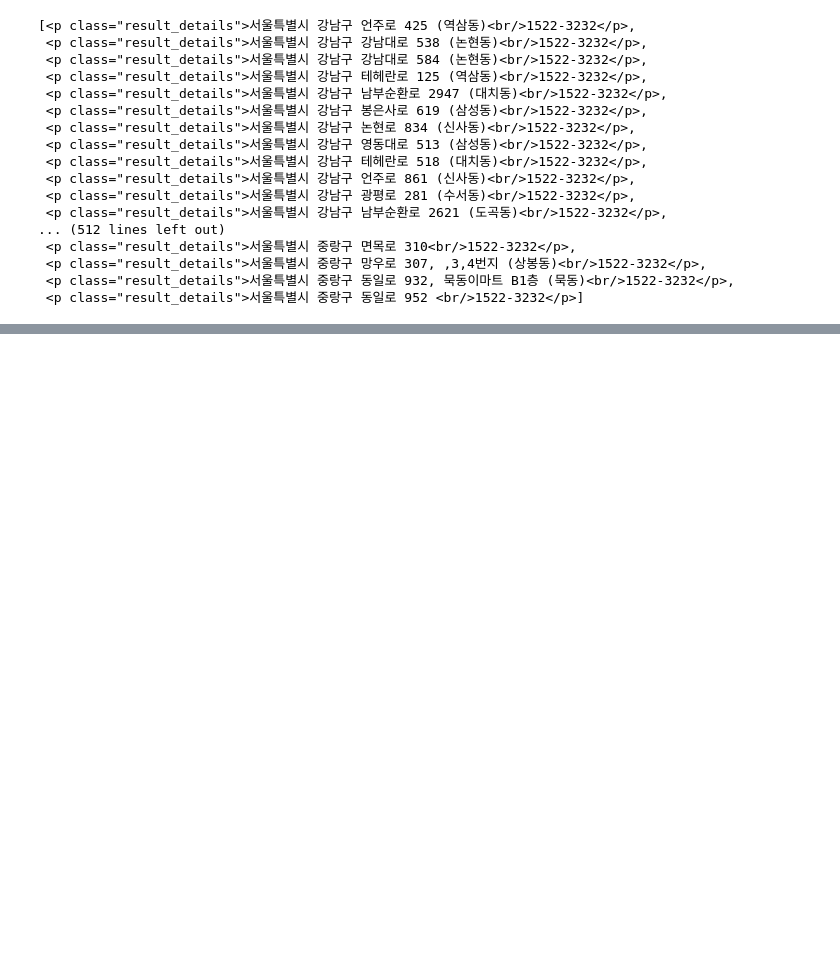
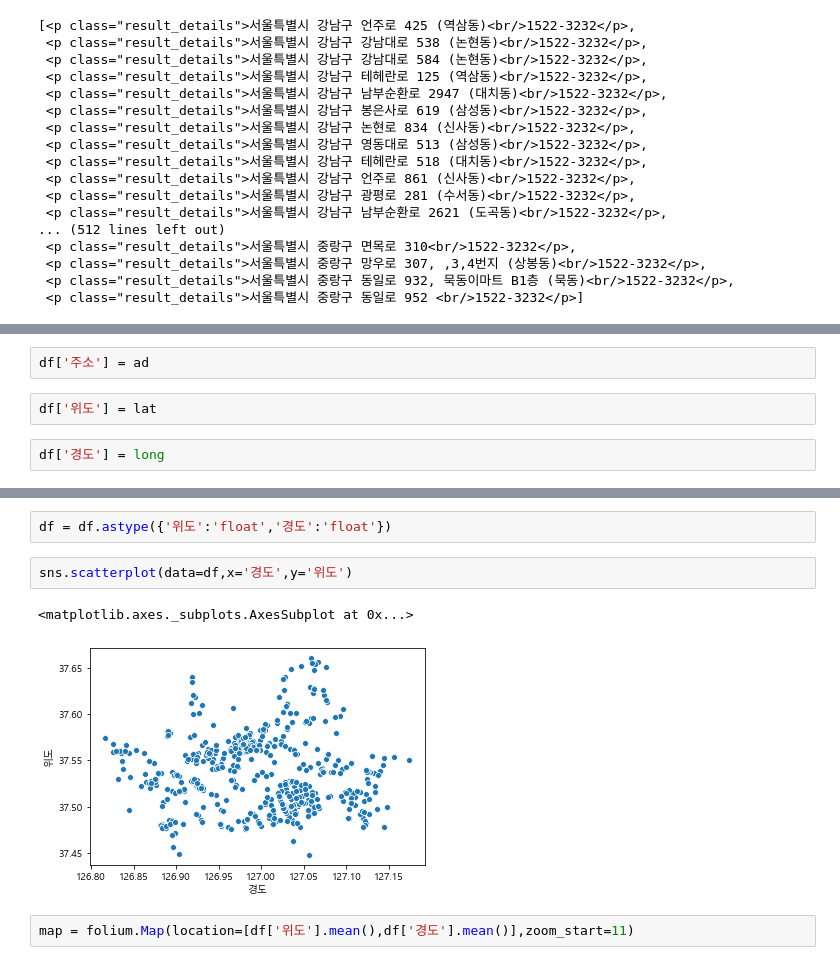
Before and after one commit to jang3463/pyhton-crawling, a Jupyter notebook: 파이썬 셀레니움.ipynb, the cells around one changed output, grey strips where cells are left out. Drawn from its saved outputs; the diff is of its cells as text; blank space fills up the shorter version.

```diff
--- a/파이썬 셀레니움.ipynb
+++ b/파이썬 셀레니움.ipynb
@@ -51,0 +96,6 @@ li_list1= entire.find_all('li')
+# %%
+df['주소'] = ad
+# %%
+df['위도'] = lat
+# %%
+df['경도'] = long
@@ -51,0 +131,9 @@ li_list1= entire.find_all('li')
+# %%
+df = df.astype({'위도':'float','경도':'float'})
+# %%
+sns.scatterplot(data=df,x='경도',y='위도')
+# %% [output]
+<matplotlib.axes._subplots.AxesSubplot at 0x...>
+[figure, added]
+# %%
+map = folium.Map(location=[df['위도'].mean(),df['경도'].mean()],zoom_start=11)
```
Also changed, not shown: parts of 17 cells of this notebook.
